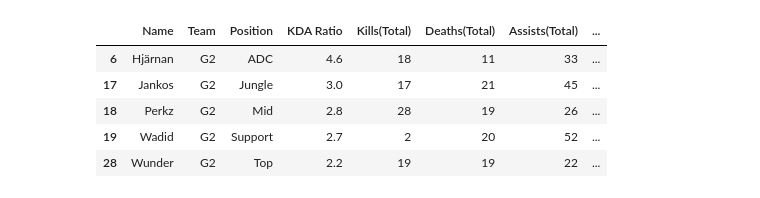
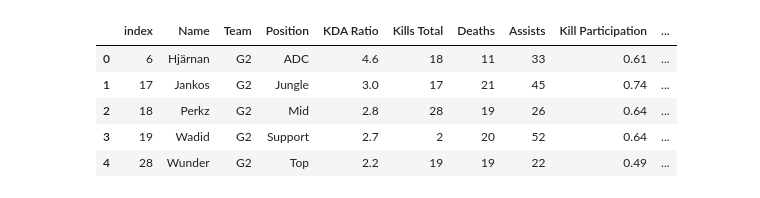
Before and after one commit to BawBaw31/python-lol-dashboard, a Jupyter notebook: knockout-dashboard-lol.ipynb, the cells around one changed output. Drawn from its saved outputs; the diff is of its cells as text; code cells hidden in the pictures.

```diff
--- a/knockout-dashboard-lol.ipynb
+++ b/knockout-dashboard-lol.ipynb
@@ -2,13 +2,19 @@
 import pandas as pd
 import matplotlib.pyplot as plt
 # %%
-group_phase_dataset = pd.read_csv("/home/bawbaw31/Documents/datasets/LOL Worlds 2018 Knockout stage - Player Ratings.csv")
+knockout_stage_dataset = pd.read_csv("/home/bawbaw31/Documents/datasets/LOL Worlds 2018 Knockout stage - Player Ratings.csv")
+# %%
+knockout_stage_dataset = knockout_stage_dataset.rename(columns={"Kills(Total)": "Kills Total",
+"Assists(Total)": "Assists", "CS(Per Minute)": "CS Per Minute",
+"CS(Total)": "CS Total", "Deaths(Total)": "Deaths",})
 # %%
-group_phase_dataset[group_phase_dataset["Team"] == "G2"]
+# My team stats
+team_stats = knockout_stage_dataset[(knockout_stage_dataset["Team"] == "G2")].reset_index().sort_values(by=['Position'])
+team_stats
 # %% [output]
-|  | Name | Team | Position | KDA Ratio | Kills(Total) | Deaths(Total) | Assists(Total) | ... |
-| 6 | Hjärnan | G2 | ADC | 4.6 | 18 | 11 | 33 | ... |
-| 17 | Jankos | G2 | Jungle | 3.0 | 17 | 21 | 45 | ... |
-| 18 | Perkz | G2 | Mid | 2.8 | 28 | 19 | 26 | ... |
-| 19 | Wadid | G2 | Support | 2.7 | 2 | 20 | 52 | ... |
-| 28 | Wunder | G2 | Top | 2.2 | 19 | 19 | 22 | ... |
+|  | index | Name | Team | Position | KDA Ratio | Kills Total | Deaths | Assists | Kill Participation | ... |
+| 0 | 6 | Hjärnan | G2 | ADC | 4.6 | 18 | 11 | 33 | 0.61 | ... |
+| 1 | 17 | Jankos | G2 | Jungle | 3.0 | 17 | 21 | 45 | 0.74 | ... |
+| 2 | 18 | Perkz | G2 | Mid | 2.8 | 28 | 19 | 26 | 0.64 | ... |
+| 3 | 19 | Wadid | G2 | Support | 2.7 | 2 | 20 | 52 | 0.64 | ... |
+| 4 | 28 | Wunder | G2 | Top | 2.2 | 19 | 19 | 22 | 0.49 | ... |
```
Also changed, not shown: parts of 4 cells of this notebook, 4 other files.
